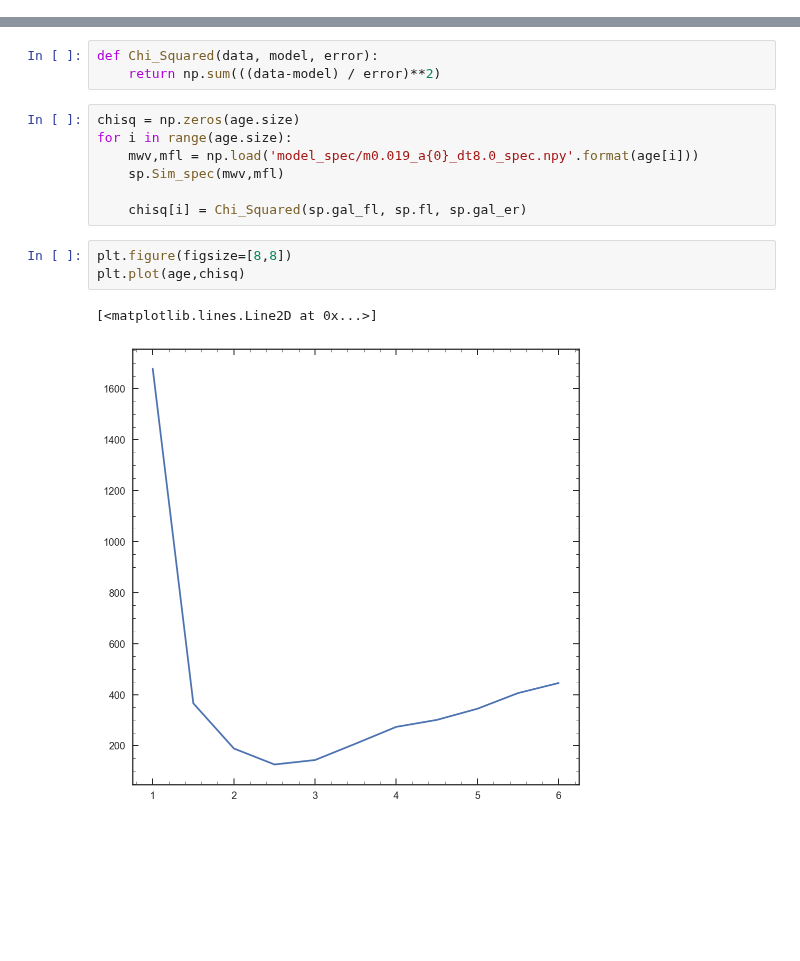
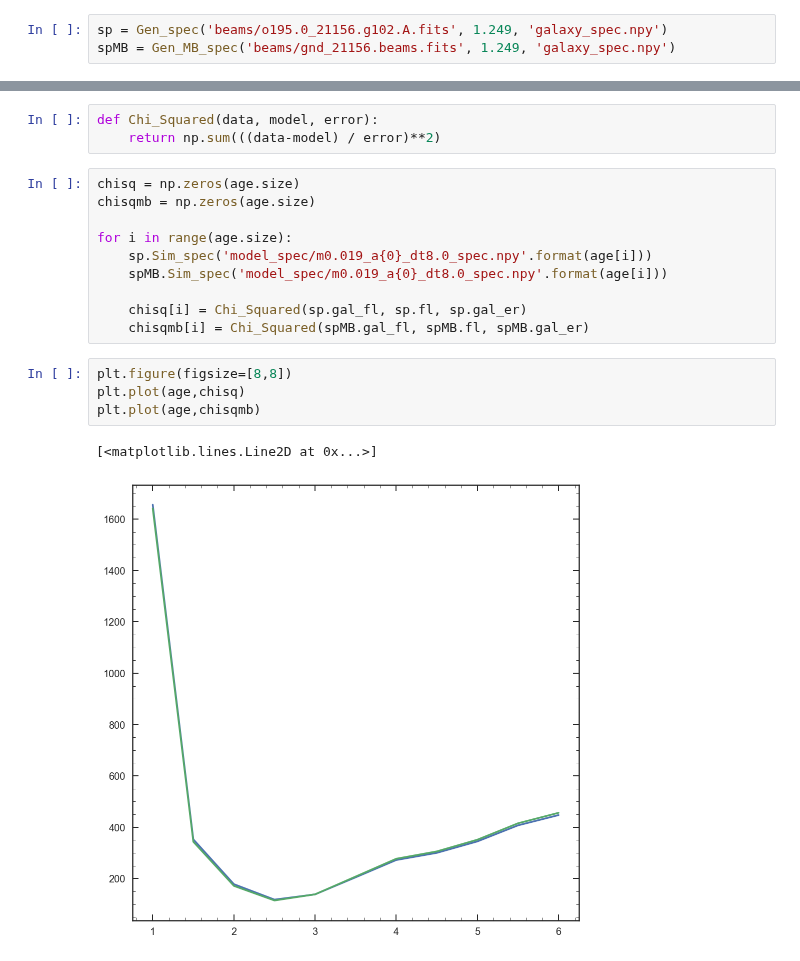
Before and after one commit to ivastar/clear, a Jupyter notebook: notebooks/forward_modeling/Model_fit.ipynb, the cells around one changed output, grey strips where cells are left out. Drawn from its saved outputs; the diff is of its cells as text; blank space fills up the shorter version.

```diff
--- a/notebooks/forward_modeling/Model_fit.ipynb
+++ b/notebooks/forward_modeling/Model_fit.ipynb
@@ -28,0 +25,3 @@ sp = Gen_spec('beams/o195.0_21156.g102.A.fits', 1.248, wv, fl, er)
+# %%
+sp = Gen_spec('beams/o195.0_21156.g102.A.fits', 1.249, 'galaxy_spec.npy')
+spMB = Gen_MB_spec('beams/gnd_21156.beams.fits', 1.249, 'galaxy_spec.npy')
@@ -33,14 +52,18 @@ def Chi_Squared(data, model, error):
     return np.sum(((data-model) / error)**2)
 # %%
 chisq = np.zeros(age.size)
+chisqmb = np.zeros(age.size)
+
 for i in range(age.size):
-    mwv,mfl = np.load('model_spec/m0.019_a{0}_dt8.0_spec.npy'.format(age[i]))
-    sp.Sim_spec(mwv,mfl)
+    sp.Sim_spec('model_spec/m0.019_a{0}_dt8.0_spec.npy'.format(age[i]))
+    spMB.Sim_spec('model_spec/m0.019_a{0}_dt8.0_spec.npy'.format(age[i]))
 
     chisq[i] = Chi_Squared(sp.gal_fl, sp.fl, sp.gal_er)
+    chisqmb[i] = Chi_Squared(spMB.gal_fl, spMB.fl, spMB.gal_er)
 # %%
 plt.figure(figsize=[8,8])
 plt.plot(age,chisq)
+plt.plot(age,chisqmb)
 # %% [output]
 [<matplotlib.lines.Line2D at 0x...>]
-[figure, old version]
+[figure, new version]
```
Also changed, not shown: parts of 2 cells of this notebook, 2 other files.
